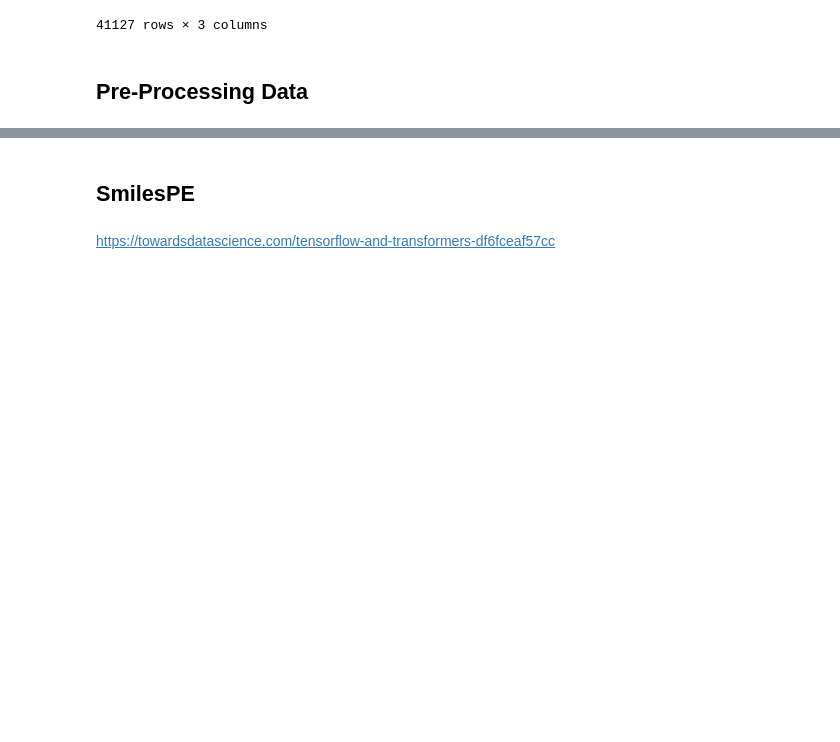
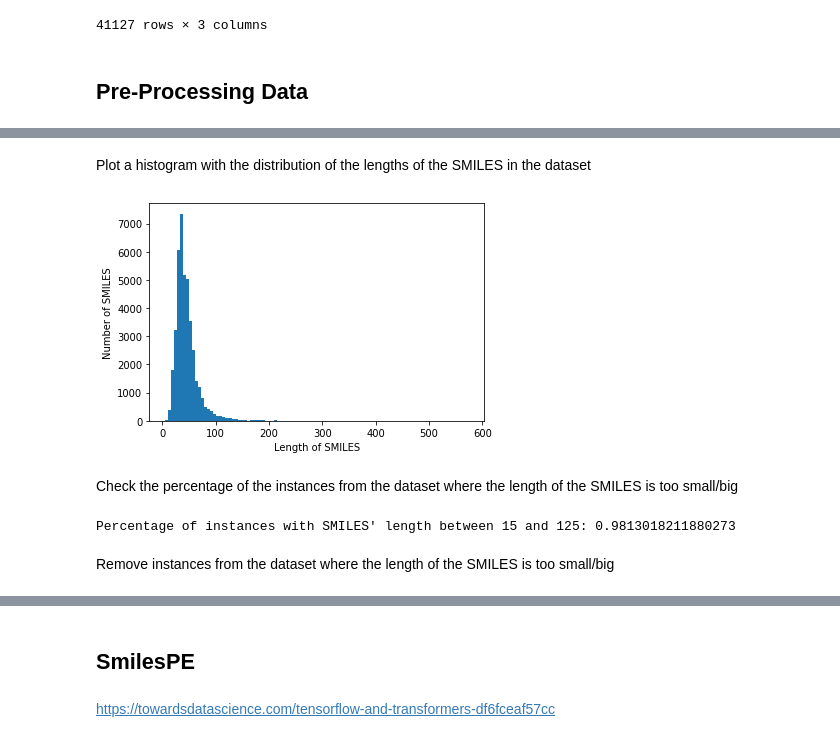
Before and after one commit to Gonkalos/AA2-Embeddings, a Jupyter notebook: Smiles Transformer/smiles_transformer.ipynb, the cells around one changed output, grey strips where cells are left out. Cells and saved outputs as stored; diff of their text form; code cells hidden in the pictures; blank space fills up the shorter version.

```diff
--- a/Smiles Transformer/smiles_transformer.ipynb
+++ b/Smiles Transformer/smiles_transformer.ipynb
@@ -40,15 +38,13 @@ Create alphabet
 http://opensmiles.org/opensmiles.html
 # %%
 elements = 'H,He,Li,Be,B,C,N,O,F,Ne,Na,Mg,Al,Si,P,S,Cl,Ar,K,Ca,Sc,Ti,V,Cr,Mn,Fe,Co,Ni,Cu,Zn,Ga,Ge,As,Se,Br,Kr,Rb,Sr,Y,Zr,Nb,Mo,Tc,Ru,Rh,Pd,Ag,Cd,In,Sn,Sb,Te,I,Xe,Cs,Ba,La,Ce,Pr,Nd,Pm,Sm,Eu,Gd,Tb,Dy,Ho,Er,Tm,Yb,Lu,Hf,Ta,W,Re,Os,Ir,Pt,Au,Hg,Tl,Pb,Bi,Po,At,Rn,Fr,Ra,Ac,Th,Pa,U,Np,Pu,Am,Cm,Bk,Cf,Es,Fm,Md,No,Lr,Rf,Db,Sg,Bh,Hs,Mt,Ds,Rg,Cn,Uut,Fl,Uup,Lv,Uus,Uuo'
-aromatic_atoms = 'b,c,n,o,p,s,se,as'
+aromatic_atoms = 'b,c,n,o,p,s,as,se,te'
 symbols = '[,],(,),=,+,-,#,:,@,.,%'
 isotopes = '0,1,2,3,4,5,6,7,8,9'
-other = 'te'
 
 elements = str(elements).split(',')
 aromatic_atoms = str(aromatic_atoms).split(',')
 symbols = str(symbols).split(',')
 isotopes = str(isotopes).split(',')
-other = str(other).split(',')
 
-alphabet = elements + aromatic_atoms + symbols + isotopes + other
+smiles_vocabulary = elements + aromatic_atoms + symbols + isotopes
@@ -87,6 +79,0 @@ Process smiles
-# %%
-def process_smiles(smiles):
-  processed_smiles = list()
-  for i in range(len(smiles)):
-      processed_smiles.append(process_smile(smiles[i]))
-  return processed_smiles
@@ -92,0 +82,9 @@ def process_smiles(smiles):
+# %%
+def process_smiles_array(smiles_array):
+  processed_list = list()
+  lengths = list()
+  for i in range(len(smiles_array)):
+      processed_smiles = process_smiles(smiles_array[i], smiles_vocabulary)
+      processed_list.append(' '.join(processed_smiles))
+      lengths.append(len(processed_smiles))
+  return processed_list, lengths
@@ -93,2 +93,2 @@ def process_smiles(smiles):
 # %%
-df['processed_smiles'] = process_smiles(df['smiles'].values)
+processed_smiles, smiles_lengths = process_smiles_array(df['smiles'].values)
@@ -154,0 +115,25 @@ sequence_length
+# %% [markdown]
+Plot a histogram with the distribution of the lengths of the SMILES in the dataset
+# %%
+import matplotlib.pyplot as plt
+
+plt.hist(smiles_lengths, bins=100)
+plt.ylabel('Number of SMILES')
+plt.xlabel('Length of SMILES')
+plt.show()
+# %% [output]
+[figure, added]
+# %% [markdown]
+Check the percentage of the instances from the dataset where the length of the SMILES is too small/big
+# %%
+length_range = (15, 125)
+
+filtered = filter(lambda x: length_range[0] <= x <= length_range[1], smiles_lengths)
+percentage = len(list(filtered)) / len(processed_smiles)
+print('Percentage of instances with SMILES\' length between %s and %s: %s' % (length_range[0], length_range[1], percentage))
+
+sequence_length = length_range[1]
+# %% [output]
+Percentage of instances with SMILES' length between 15 and 125: 0.9813018211880273
+# %% [markdown]
+Remove instances from the dataset where the length of the SMILES is too small/big
```
Also changed, not shown: parts of 78 cells of this notebook.
